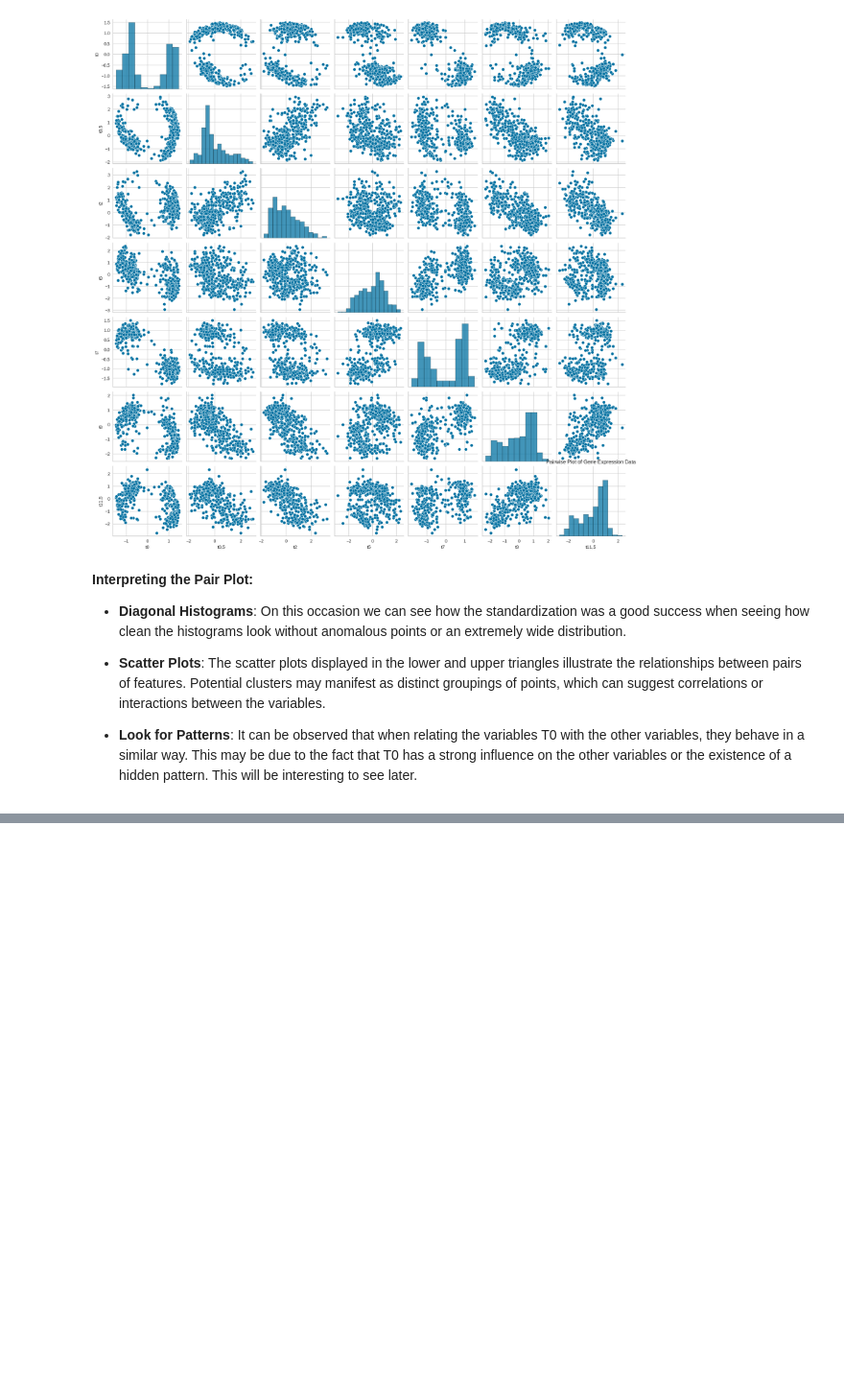
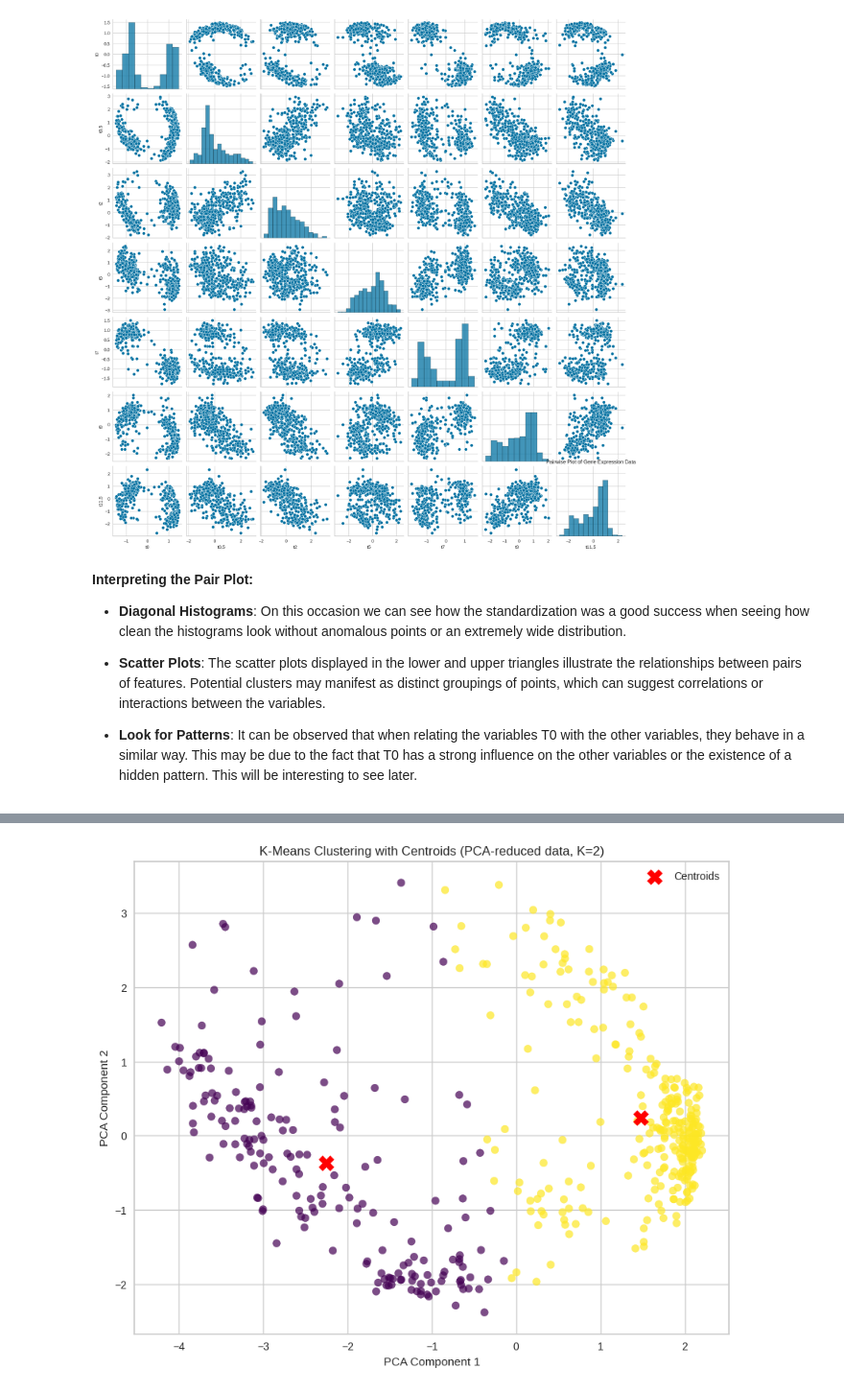
Before and after one commit to Diegodepab/clustering_genes, a Jupyter notebook: code/Lab1_sporulation_filtered.ipynb, the cells around one changed output, grey strips where cells are left out. Shown at 96% size. Drawn from its saved outputs; the diff is of its cells as text; code cells hidden in the pictures; blank space fills up the shorter version.

```diff
--- a/code/Lab1_sporulation_filtered.ipynb
+++ b/code/Lab1_sporulation_filtered.ipynb
@@ -183,18 +213 @@ elbow_visualizer.show()
 <Axes: title={'center': 'Distortion Score Elbow for KMeans Clustering'}, xlabel='k', ylabel='distortion score'>
-# %%
-from sklearn.decomposition import PCA
-
-# Perform PCA
-pca = PCA(n_components=2)
-principal_components = pca.fit_transform(scaled_data)
-
-# Create a DataFrame with the principal components
-pca_df = pd.DataFrame(data=principal_components, columns=['PC1', 'PC2'])
-
-# Plotting
-plt.figure(figsize=(10, 6))
-plt.scatter(pca_df['PC1'], pca_df['PC2'], alpha=0.5)
-plt.title('2D PCA of Gene Expression Data')
-plt.xlabel('Principal Component 1')
-plt.ylabel('Principal Component 2')
-plt.show()
@@ -202,0 +299,34 @@ plt.show()
+# %%
+def visualize_kmeans_with_pca(scaled_data, n_clusters=2):
+    # Asegúrate de que scaled_data es un DataFrame
+    if isinstance(scaled_data, pd.DataFrame):
+        scaled_data = scaled_data.values  # Convertir a matriz NumPy
+
+    # Reducción de dimensionalidad con PCA
+    pca = PCA(n_components=2)
+    pca_data = pca.fit_transform(scaled_data)
+
+    # Aplicar KMeans
+    kmeans = KMeans(n_clusters=n_clusters, random_state=69)
+    clusters = kmeans.fit_predict(scaled_data)
+
+    # Crear un scatter plot con los clusters
+    plt.figure(figsize=(10, 8))
+    plt.scatter(pca_data[:, 0], pca_data[:, 1], c=clusters, cmap='viridis', s=50, alpha=0.7)
+
+    # Añadir los centroides al gráfico
+    centroids = kmeans.cluster_centers_
+    centroids_pca = pca.transform(centroids)  # Transformar los centroides a las dimensiones de PCA
+    plt.scatter(centroids_pca[:, 0], centroids_pca[:, 1], c='red', s=200, marker='X', label='Centroids')
+
+    # Etiquetas y título
+    plt.title(f'K-Means Clustering with Centroids (PCA-reduced data, K={n_clusters})')
+    plt.xlabel('PCA Component 1')
+    plt.ylabel('PCA Component 2')
+    plt.legend()
+    plt.show()
+
+# Llamadas a la función
+visualize_kmeans_with_pca(scaled_data, n_clusters=2)
+# %% [output]
+[figure, added]
```
Also changed, not shown: parts of 24 cells of this notebook.
